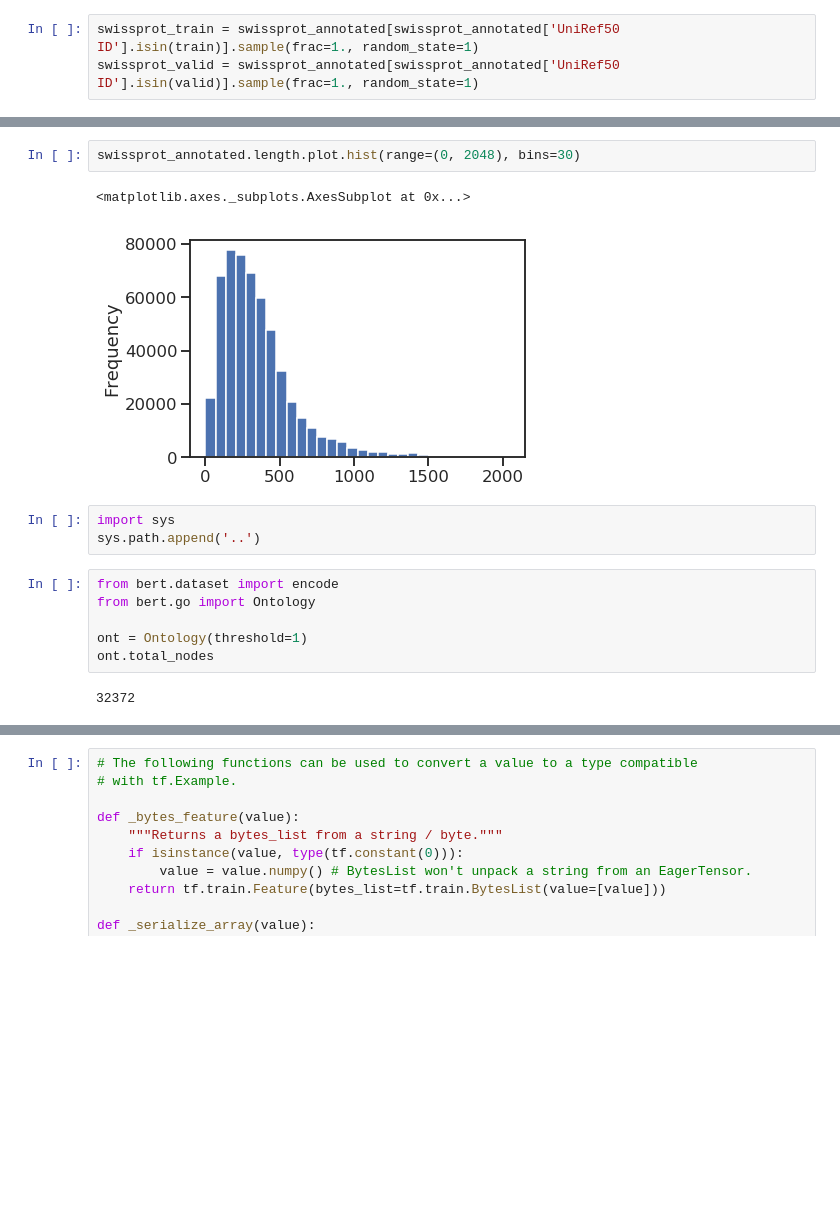
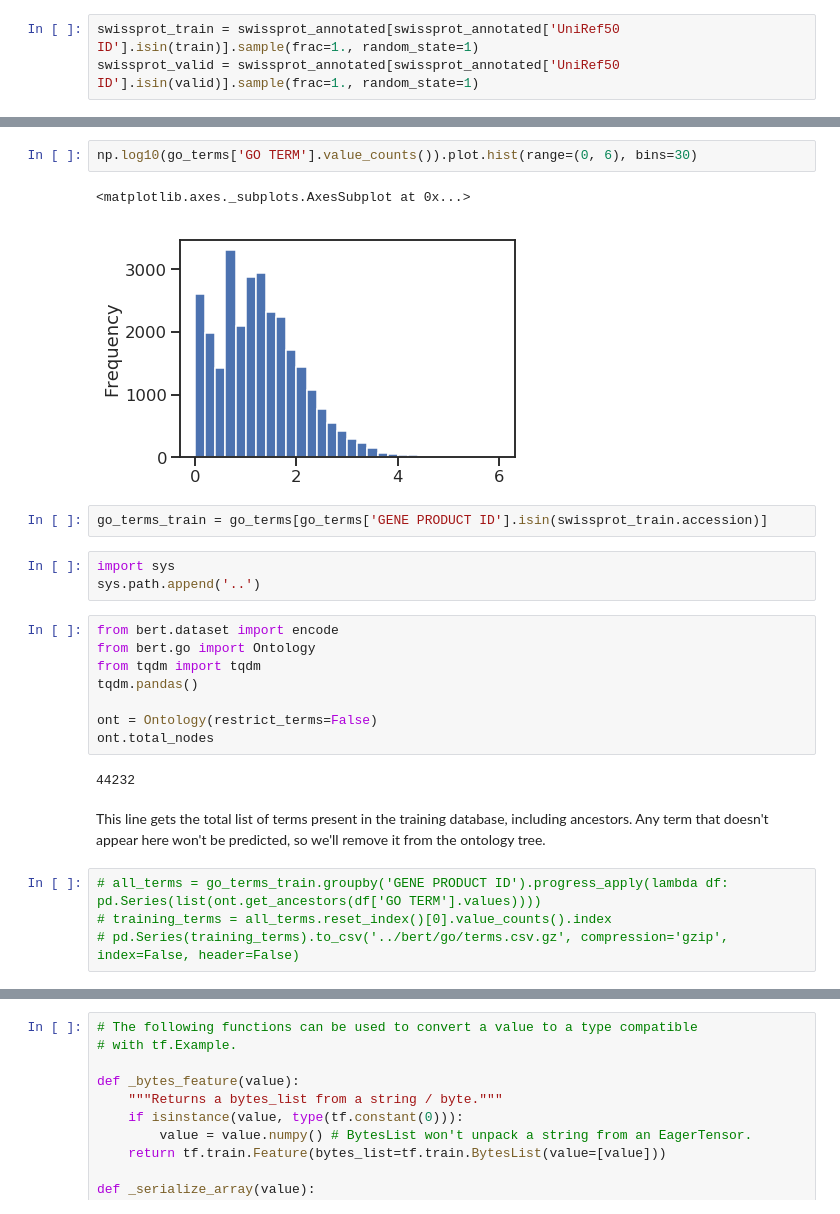
Before and after one commit to pstjohn/uniparc_modeling, a Jupyter notebook: go_annotation/dataset_creation_ont1.ipynb, the cells around one changed output, grey strips where cells are left out. Saved outputs shown, nothing was run; the diff lists cells and outputs as text; blank space fills up the shorter version.

```diff
--- a/go_annotation/dataset_creation_ont1.ipynb
+++ b/go_annotation/dataset_creation_ont1.ipynb
@@ -55,18 +64,28 @@ go_terms.head()
 | 3 | UniProtKB | A2CKF6 | A2CKF6 | enables | GO:0090729 | F | ECO:0000322 | IEA | ... |
 | 4 | UniProtKB | A2CKF6 | A2CKF6 | part_of | GO:0035792 | C | ECO:0000322 | IEA | ... |
 # %%
-swissprot_annotated.length.plot.hist(range=(0, 2048), bins=30)
+np.log10(go_terms['GO TERM'].value_counts()).plot.hist(range=(0, 6), bins=30)
 # %% [output]
 <matplotlib.axes._subplots.AxesSubplot at 0x...>
-[figure, old version]
+[figure, new version]
+# %%
+go_terms_train = go_terms[go_terms['GENE PRODUCT ID'].isin(swissprot_train.accession)]
 # %%
 import sys
 sys.path.append('..')
 # %%
 from bert.dataset import encode
 from bert.go import Ontology
+from tqdm import tqdm
+tqdm.pandas()
 
-ont = Ontology(threshold=1)
+ont = Ontology(restrict_terms=False)
 ont.total_nodes
 # %% [output]
-32372
+44232
+# %% [markdown]
+This line gets the total list of terms present in the training database, including ancestors. Any term that doesn't appear here won't be predicted, so we'll remove it from the ontology tree.
+# %%
+# all_terms = go_terms_train.groupby('GENE PRODUCT ID').progress_apply(lambda df: pd.Series(list(ont.get_ancestors(df['GO TERM'].values))))
+# training_terms = all_terms.reset_index()[0].value_counts().index
+# pd.Series(training_terms).to_csv('../bert/go/terms.csv.gz', compression='gzip', index=False, header=False)
```
Also changed, not shown: parts of 9 cells of this notebook, 18 other files.
